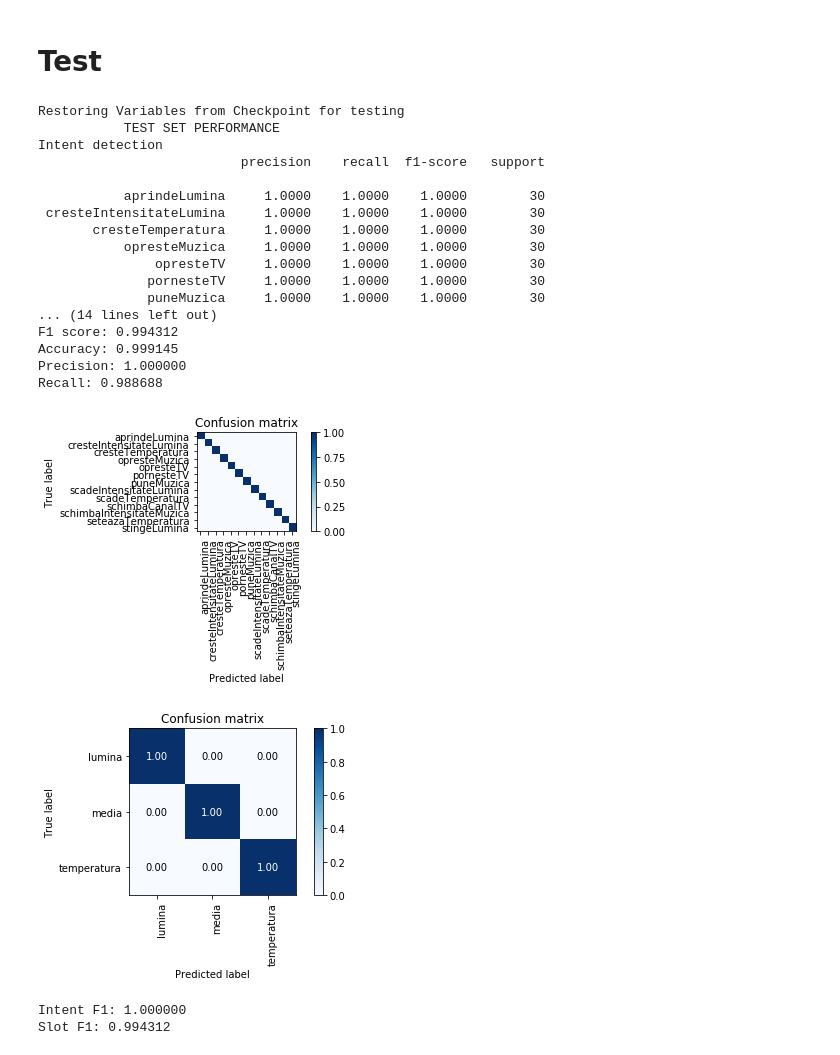
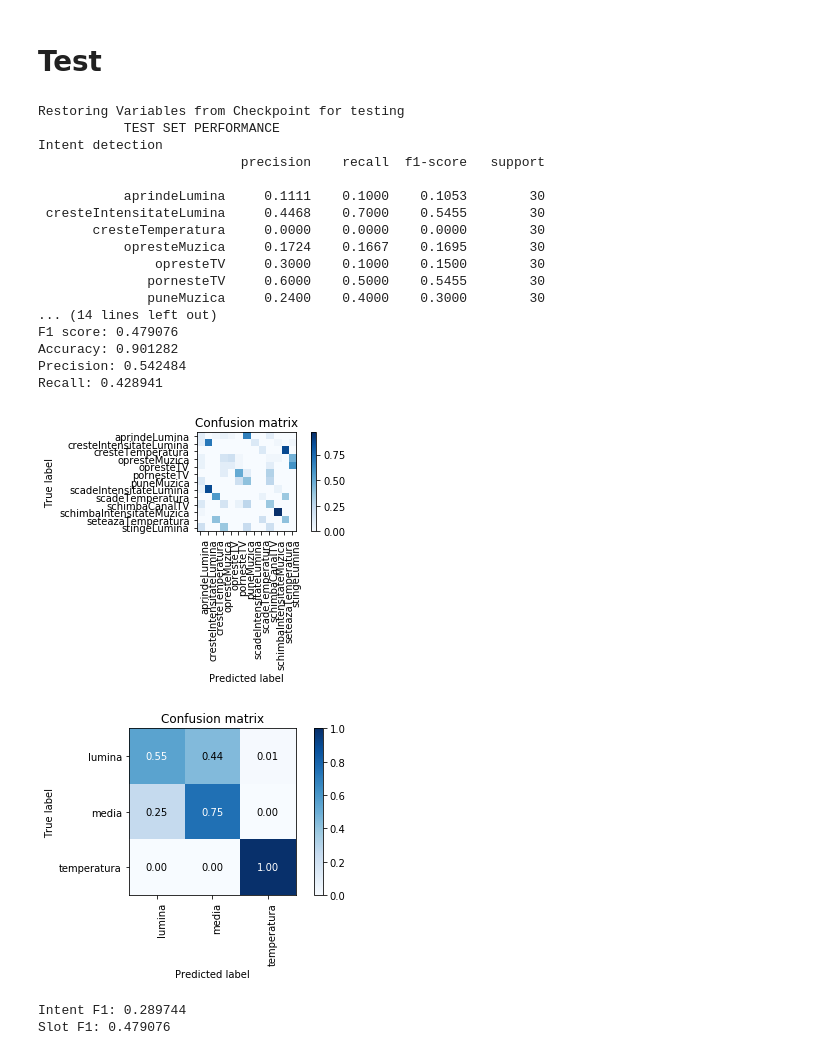
Before and after one commit to eaaskt/nlu, a Jupyter notebook: andi-capsnet-arch/capsnet.ipynb, the cells around one changed output. Cells and saved outputs as stored; diff of their text form; code cells hidden in the pictures.

Commit message:
Retrain capsnet on regular + diacritics datasets

```diff
--- a/andi-capsnet-arch/capsnet.ipynb
+++ b/andi-capsnet-arch/capsnet.ipynb
@@ -47,17 +38,17 @@ dia_training_data_paths = [
         '../data-capsnets/diacritics/scenario0/train.txt',
         '../data-capsnets/diacritics/scenario1/train.txt',
         '../data-capsnets/diacritics/scenario2/train.txt',
-        '../data-capsnets/diacritics/scenario3.1/train.txt',
-        '../data-capsnets/diacritics/scenario3.2/train.txt',
-        '../data-capsnets/diacritics/scenario3.3/train.txt',
+        '../data-capsnets/diacritics/scenario31/train.txt',
+        '../data-capsnets/diacritics/scenario32/train.txt',
+        '../data-capsnets/diacritics/scenario33/train.txt',
     ]
 dia_test_data_paths = [
     '../data-capsnets/diacritics/scenario0/test.txt',
     '../data-capsnets/diacritics/scenario1/test.txt',
     '../data-capsnets/diacritics/scenario2/test.txt',
-    '../data-capsnets/diacritics/scenario3.1/test.txt',
-    '../data-capsnets/diacritics/scenario3.2/test.txt',
-    '../data-capsnets/diacritics/scenario3.3/test.txt',
+    '../data-capsnets/diacritics/scenario31/test.txt',
+    '../data-capsnets/diacritics/scenario32/test.txt',
+    '../data-capsnets/diacritics/scenario33/test.txt',
 ]
 scenario_nums = [
 
@@ -72,5 +63,5 @@ KeyboardInterrupt:
 # %%
-data = data_loader.read_datasets(w2v, training_data_paths[0], test_data_paths[0], test=True)
+data = data_loader.read_datasets(w2v, dia_training_data_paths[5], dia_test_data_paths[5], test=True)
 # %% [output]
 ------------------read datasets begin-------------------
 ------------------read datasets end---------------------
@@ -94,7 +85,7 @@ def set_flags(data, scenario):
     slots_number = len(data['slots_dict'])
     hidden_size = 64
 
-    tf.app.flags.DEFINE_float('keep_prob', 0.8, 'embedding dropout keep rate for training')
+    tf.app.flags.DEFINE_float('keep_prob', 1, 'embedding dropout keep rate for training')
     tf.app.flags.DEFINE_integer('hidden_size', hidden_size, 'embedding vector size')
     tf.app.flags.DEFINE_integer('batch_size', 32, 'batch size')
     tf.app.flags.DEFINE_integer('num_epochs', 20, 'num of epochs')
@@ -128,5 +119,5 @@ del_all_flags(FLAGS)
 # %%
 import train
 
-FLAGS = set_flags(data, scenario="nb")
-train.train(data, FLAGS)
+FLAGS = set_flags(data, scenario='33-dia-seqmini')
+train.train(data, FLAGS, batches_rand=False)
@@ -134,27 +143,27 @@ train.train(data, FLAGS)
 # Test
 # %%
 import test
-FLAGS = set_flags(data, scenario='0')
+FLAGS = set_flags(data, scenario='33-dia-seqmini')
 test.test(data, FLAGS)
 # %% [output]
 Restoring Variables from Checkpoint for testing
            TEST SET PERFORMANCE
 Intent detection
                           precision    recall  f1-score   support
 
-           aprindeLumina     1.0000    1.0000    1.0000        30
- cresteIntensitateLumina     1.0000    1.0000    1.0000        30
-       cresteTemperatura     1.0000    1.0000    1.0000        30
-           opresteMuzica     1.0000    1.0000    1.0000        30
-               opresteTV     1.0000    1.0000    1.0000        30
-              pornesteTV     1.0000    1.0000    1.0000        30
-              puneMuzica     1.0000    1.0000    1.0000        30
+           aprindeLumina     0.1111    0.1000    0.1053        30
+ cresteIntensitateLumina     0.4468    0.7000    0.5455        30
+       cresteTemperatura     0.0000    0.0000    0.0000        30
+           opresteMuzica     0.1724    0.1667    0.1695        30
+               opresteTV     0.3000    0.1000    0.1500        30
+              pornesteTV     0.6000    0.5000    0.5455        30
+              puneMuzica     0.2400    0.4000    0.3000        30
 ... (14 lines left out)
-F1 score: 0.994312
-Accuracy: 0.999145
-Precision: 1.000000
-Recall: 0.988688
+F1 score: 0.479076
+Accuracy: 0.901282
+Precision: 0.542484
+Recall: 0.428941
-[figure, old version]
+[figure, new version]
-[figure, old version]
+[figure, new version]
-Intent F1: 1.000000
-Slot F1: 0.994312
+Intent F1: 0.289744
+Slot F1: 0.479076
```
Also changed, not shown: parts of 3 cells of this notebook, 12 other files.
